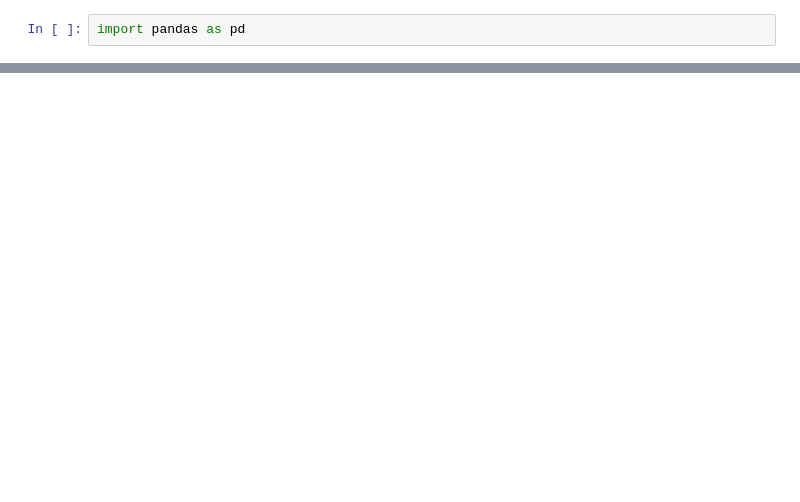
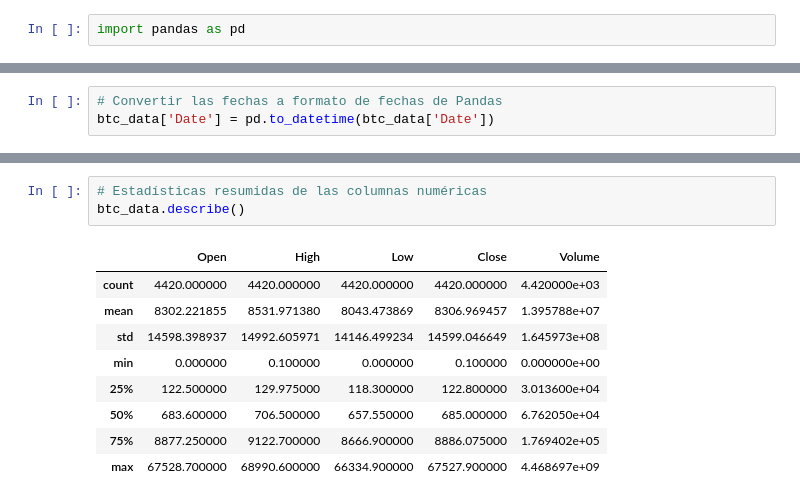
Before and after one commit to angelmpa/proyecto-portafolio, a Jupyter notebook: notebooks/analisis_inicial.ipynb, the cells around one changed output, grey strips where cells are left out. Saved outputs shown, nothing was run; the diff lists cells and outputs as text; blank space fills up the shorter version.

```diff
--- a/notebooks/analisis_inicial.ipynb
+++ b/notebooks/analisis_inicial.ipynb
@@ -18,0 +18,3 @@ pd.read_csv('./../data/25_crypto_historical.csv')
+# %%
+# Convertir las fechas a formato de fechas de Pandas
+btc_data['Date'] = pd.to_datetime(btc_data['Date'])
@@ -18,0 +55,13 @@ pd.read_csv('./../data/25_crypto_historical.csv')
+# %%
+# Estadísticas resumidas de las columnas numéricas
+btc_data.describe()
+# %% [output]
+|  | Open | High | Low | Close | Volume |
+| count | 4420.000000 | 4420.000000 | 4420.000000 | 4420.000000 | 4.420000e+03 |
+| mean | 8302.221855 | 8531.971380 | 8043.473869 | 8306.969457 | 1.395788e+07 |
+| std | 14598.398937 | 14992.605971 | 14146.499234 | 14599.046649 | 1.645973e+08 |
+| min | 0.000000 | 0.100000 | 0.000000 | 0.100000 | 0.000000e+00 |
+| 25% | 122.500000 | 129.975000 | 118.300000 | 122.800000 | 3.013600e+04 |
+| 50% | 683.600000 | 706.500000 | 657.550000 | 685.000000 | 6.762050e+04 |
+| 75% | 8877.250000 | 9122.700000 | 8666.900000 | 8886.075000 | 1.769402e+05 |
+| max | 67528.700000 | 68990.600000 | 66334.900000 | 67527.900000 | 4.468697e+09 |
```
Also changed, not shown: parts of 5 cells of this notebook, 5 other files.
